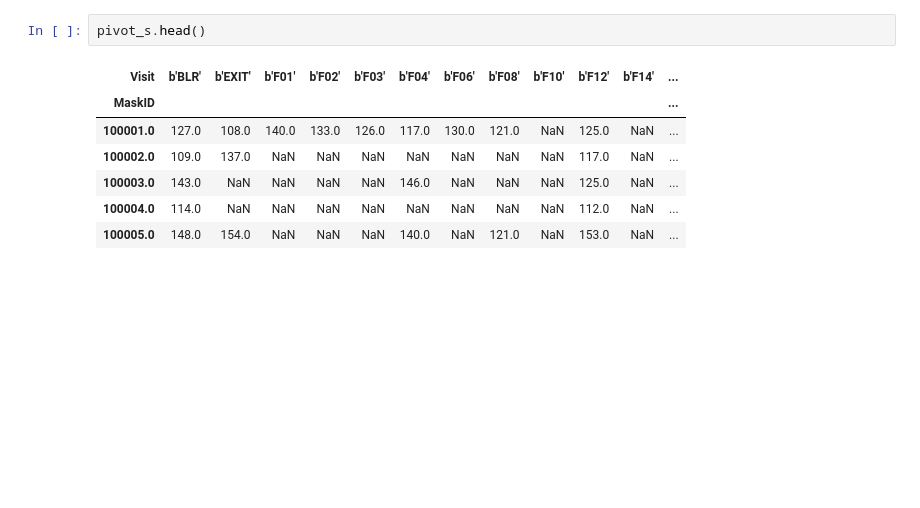
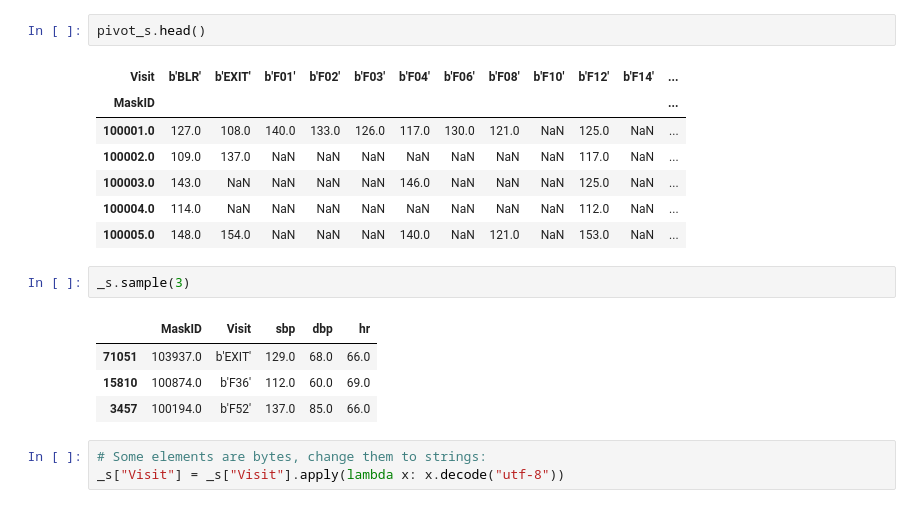
Before and after one commit to helloniki77/DWPaper-1, a Jupyter notebook: DataAnalysis.ipynb, the cells around one changed output. Saved outputs shown, nothing was run; the diff lists cells and outputs as text; blank space fills up the shorter version.

```diff
--- a/DataAnalysis.ipynb
+++ b/DataAnalysis.ipynb
@@ -90,3 +87,13 @@ pivot_s.head()
 | 100003.0 | 143.0 | NaN | NaN | NaN | NaN | 146.0 | NaN | NaN | NaN | 125.0 | NaN | ... |
 | 100004.0 | 114.0 | NaN | NaN | NaN | NaN | NaN | NaN | NaN | NaN | 112.0 | NaN | ... |
 | 100005.0 | 148.0 | 154.0 | NaN | NaN | NaN | 140.0 | NaN | 121.0 | NaN | 153.0 | NaN | ... |
+# %%
+_s.sample(3)
+# %% [output]
+|  | MaskID | Visit | sbp | dbp | hr |
+| 71051 | 103937.0 | b'EXIT' | 129.0 | 68.0 | 66.0 |
+| 15810 | 100874.0 | b'F36' | 112.0 | 60.0 | 69.0 |
+| 3457 | 100194.0 | b'F52' | 137.0 | 85.0 | 66.0 |
+# %%
+# Some elements are bytes, change them to strings:
+_s["Visit"] = _s["Visit"].apply(lambda x: x.decode("utf-8"))
```
Also changed, not shown: parts of 10 cells of this notebook.
